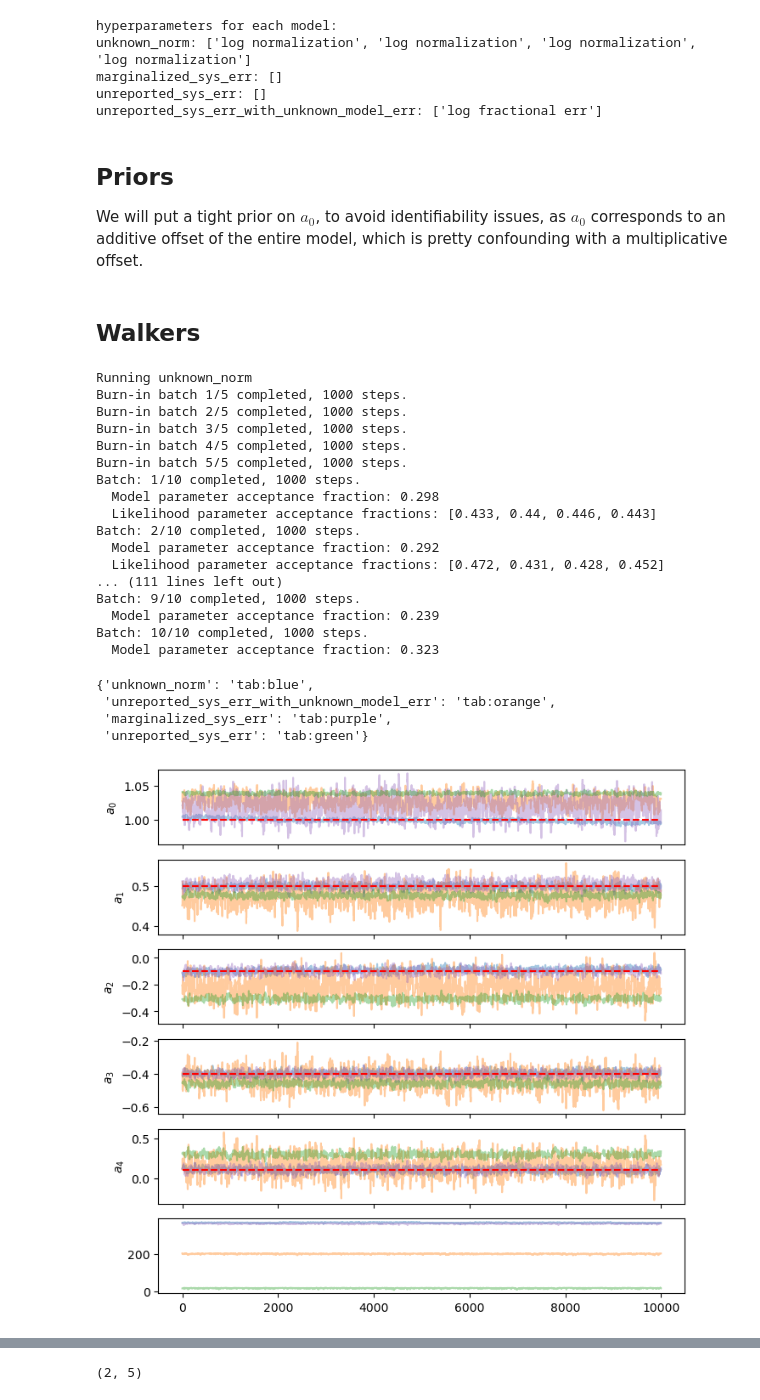
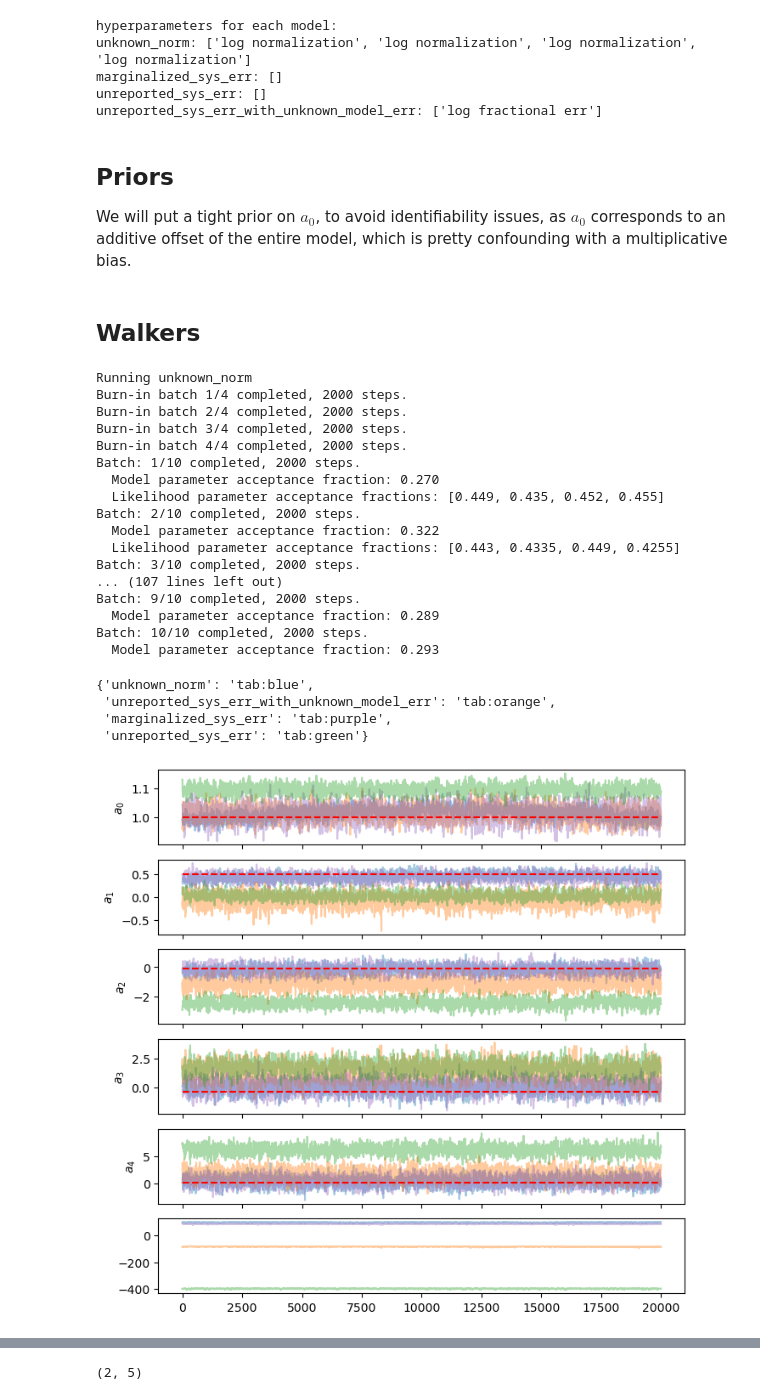
Before and after one commit to beykyle/rxmc, a Jupyter notebook: examples/normalization_inference.ipynb, the cells around one changed output, grey strips where cells are left out. Saved outputs shown, nothing was run; the diff lists cells and outputs as text; code cells hidden in the pictures.

```diff
--- a/examples/normalization_inference.ipynb
+++ b/examples/normalization_inference.ipynb
@@ -67,4 +70,4 @@ def generate_observations(settings, true_model, rng, true_params):
         obs.append(synthetic_obs)
     return obs
 # %%
-observations = generate_observations(settings, poly4, rng, true_params)
+observations = generate_observations(settings, poly4, rng, true_params, scale_err=False)
@@ -163,7 +168,7 @@ unreported_sys_err: []
 unreported_sys_err_with_unknown_model_err: ['log fractional err']
 # %% [markdown]
 ## Priors
-We will put a tight prior on $a_0$, to avoid identifiability issues, as $a_0$ corresponds to an additive offset of the entire model, which is pretty confounding with a multiplicative offset.
+We will put a tight prior on $a_0$, to avoid identifiability issues, as $a_0$ corresponds to an additive offset of the entire model, which is pretty confounding with a multiplicative bias.
 # %%
 cov = np.diag(np.ones(len(correct_model.params)))
 cov[0, 0] = 0.001
@@ -171,7 +176,7 @@ model_prior = stats.multivariate_normal(mean=np.array([1, 0, 0, 0, 0]), cov=cov)
 # %%
 unknown_log_norm_priors = [
     stats.multivariate_normal(
-        mean=[0], cov=[[np.log(1 + (1.0 / setting["systematic_err"]) ** 2)]]
+        mean=[0], cov=[[np.log(1 + (setting["systematic_err"]) ** 2)]]
     )
     for setting in settings
 ]
@@ -199,27 +226,4 @@ norm_samplers = [
 # %%
-walkers = {}
-walkers["unknown_norm"] = rxmc.walker.Walker(
-    model_sampler=rxmc.param_sampling.BatchedAdaptiveMetropolisSampler(
-        correct_model.params,
-        starting_location=model_prior.mean,
-        prior=model_prior,
-        initial_proposal_cov=model_prior.cov,
-    ),
-    evidence=evidence_models["unknown_norm"],
-    likelihood_samplers=norm_samplers,
-)
-
-walkers["unreported_sys_err_with_unknown_model_err"] = rxmc.walker.Walker(
-    model_sampler=rxmc.param_sampling.BatchedAdaptiveMetropolisSampler(
-        correct_model.params,
-        starting_location=model_prior.mean,
-        prior=model_prior,
-        initial_proposal_cov=model_prior.cov,
-    ),
-    evidence=evidence_models["unreported_sys_err_with_unknown_model_err"],
-    likelihood_samplers=[model_err_sampler],
-)
-
 walkers["marginalized_sys_err"] = rxmc.walker.Walker(
     model_sampler=rxmc.param_sampling.BatchedAdaptiveMetropolisSampler(
         correct_model.params,
@@ -229,12 +233,3 @@ walkers["marginalized_sys_err"] = rxmc.walker.Walker(
     ),
     evidence=evidence_models["marginalized_sys_err"],
 )
-walkers["unreported_sys_err"] = rxmc.walker.Walker(
-    model_sampler=rxmc.param_sampling.BatchedAdaptiveMetropolisSampler(
-        correct_model.params,
-        starting_location=model_prior.mean,
-        prior=model_prior,
-        initial_proposal_cov=model_prior.cov,
-    ),
-    evidence=evidence_models["unreported_sys_err"],
-)
@@ -241,25 +246,25 @@ walkers["unreported_sys_err"] = rxmc.walker.Walker(
 # %%
 for key, walker in walkers.items():
     print(f"\nRunning {key}")
-    walker.walk(n_steps=10000, burnin=5000, batch_size=1000)
+    walker.walk(n_steps=20000, burnin=8000, batch_size=2000)
 # %% [output]
 Running unknown_norm
-Burn-in batch 1/5 completed, 1000 steps.
-Burn-in batch 2/5 completed, 1000 steps.
-Burn-in batch 3/5 completed, 1000 steps.
-Burn-in batch 4/5 completed, 1000 steps.
-Burn-in batch 5/5 completed, 1000 steps.
-Batch: 1/10 completed, 1000 steps.
-  Model parameter acceptance fraction: 0.298
-  Likelihood parameter acceptance fractions: [0.433, 0.44, 0.446, 0.443]
-Batch: 2/10 completed, 1000 steps.
-  Model parameter acceptance fraction: 0.292
-  Likelihood parameter acceptance fractions: [0.472, 0.431, 0.428, 0.452]
-... (111 lines left out)
-Batch: 9/10 completed, 1000 steps.
-  Model parameter acceptance fraction: 0.239
-Batch: 10/10 completed, 1000 steps.
-  Model parameter acceptance fraction: 0.323
+Burn-in batch 1/4 completed, 2000 steps.
+Burn-in batch 2/4 completed, 2000 steps.
+Burn-in batch 3/4 completed, 2000 steps.
+Burn-in batch 4/4 completed, 2000 steps.
+Batch: 1/10 completed, 2000 steps.
+  Model parameter acceptance fraction: 0.270
+  Likelihood parameter acceptance fractions: [0.449, 0.435, 0.452, 0.455]
+Batch: 2/10 completed, 2000 steps.
+  Model parameter acceptance fraction: 0.322
+  Likelihood parameter acceptance fractions: [0.443, 0.4335, 0.449, 0.4255]
+Batch: 3/10 completed, 2000 steps.
+... (107 lines left out)
+Batch: 9/10 completed, 2000 steps.
+  Model parameter acceptance fraction: 0.289
+Batch: 10/10 completed, 2000 steps.
+  Model parameter acceptance fraction: 0.293
 # %%
 colors = dict(
     zip(walkers.keys(), ["tab:blue", "tab:orange", "tab:purple", "tab:green"])
@@ -273,25 +278,25 @@ colors
 # %%
 model = correct_model
 fig, axes = plt.subplots(
-    walkers["marginalized_sys_err"].model_sampredictivepler.chain.shape[1] + 1,
+    walkers["marginalized_sys_err"].model_sampler.chain.shape[1] + 1,
     1,
     figsize=(8, 8),
     sharex=True,
 )
 for i in range(walker.model_sampler.chain.shape[1]):
     # plot walkers
     for key, walker in walkers.items():
         axes[i].plot(walker.model_sampler.chain[:, i], alpha=0.4, color=colors[key])
 
     axes[i].set_ylabel(f"${model.params[i].latex_name}$")
     true_value = true_params[i]
     axes[i].hlines(true_value, 0, len(walker.model_sampler.chain), "r", linestyle="--")
 
 # plot likelihoods
 for key, walker in walkers.items():
     axes[-1].plot(walker.model_sampler.logp_chain, alpha=0.4, color=colors[key])
 # %% [output]
-[figure, old version]
+[figure, new version]
 # %%
 prior_samples = model_prior.rvs(walker.model_sampler.chain.shape[0])
 prior_samples.shape
```
Also changed, not shown: parts of 26 cells of this notebook.
